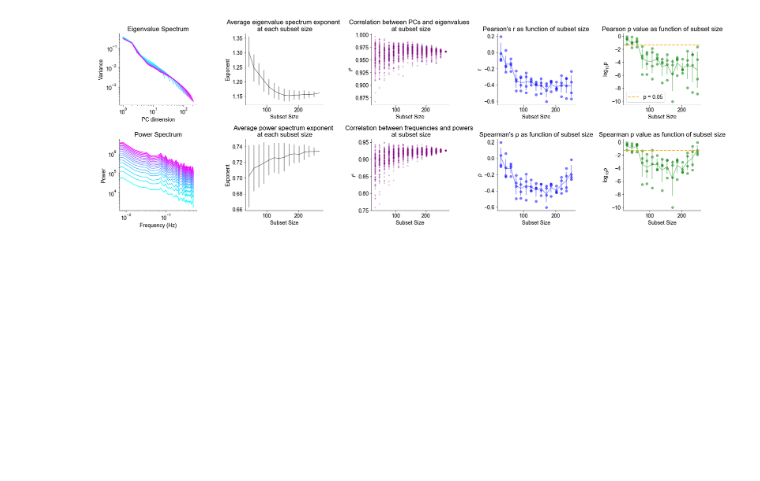
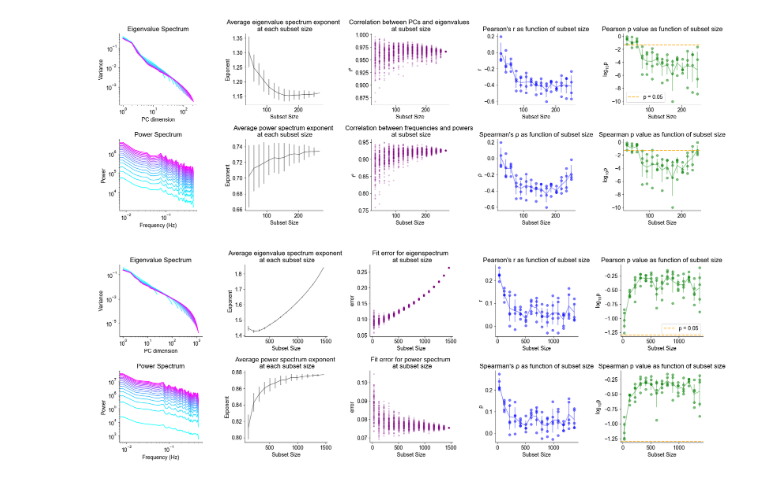
Before and after one commit to voytekresearch/galaxybrain, a Jupyter notebook: notebooks/explorative_analysis_plotting.ipynb, the cells around one changed output. Drawn from its saved outputs; the diff is of its cells as text; code cells hidden in the pictures; blank space fills up the shorter version.

```diff
--- a/notebooks/explorative_analysis_plotting.ipynb
+++ b/notebooks/explorative_analysis_plotting.ipynb
@@ -292,3 +305,32 @@ if save:
     plt.savefig('../../fig/conferences/sample_measures')
 # %% [output]
 [figure]
+# %%
+#ramsey_params
+n_iters = 95
+n_pc = 0.8
+pc_range = [0,1.0]
+f_range = [0,0.4]
+num_trials = 5
+shuffle = ('space',5)
+decomp_arr = []
+subset_sizes = np.linspace(30,1462,16, dtype=int)
+for i in range(5):
+    with np.load('../data/experiments/expTESTSPACE/krebs/all/ramsey_' + str(i+1) + '.npz', allow_pickle=True) as data:
+        eigs = data['eigs']
+        pows = data['pows']
+        space_er = data['space_er']
+        time_er = data['time_er']
+        pca_m = data['pca_m']
+        ft_m = data['ft_m']
+        psn_r = data['pearson_r']
+        spn_r = data['spearman_rho']
+        psn_p = data['pearson_p']
+        spn_p = data['spearman_p']
+
+    decomp_arr.append([pca_m, ft_m, psn_r, spn_r, psn_p, spn_p])
+
+decomp_arr = np.array(decomp_arr)
+ramsey.plot_all_measures(subset_sizes, space_er, time_er, n_iters, n_pc, f_range, pc_range, eigs, pows,decomp_arr[:,0].mean(0), decomp_arr[:,1].mean(0), decomp_arr[:,2], decomp_arr[:,3], decomp_arr[:,4], decomp_arr[:,5])
+# %% [output]
+[figure, added]
```
Also changed, not shown: parts of 3 cells of this notebook, 5 other files.
